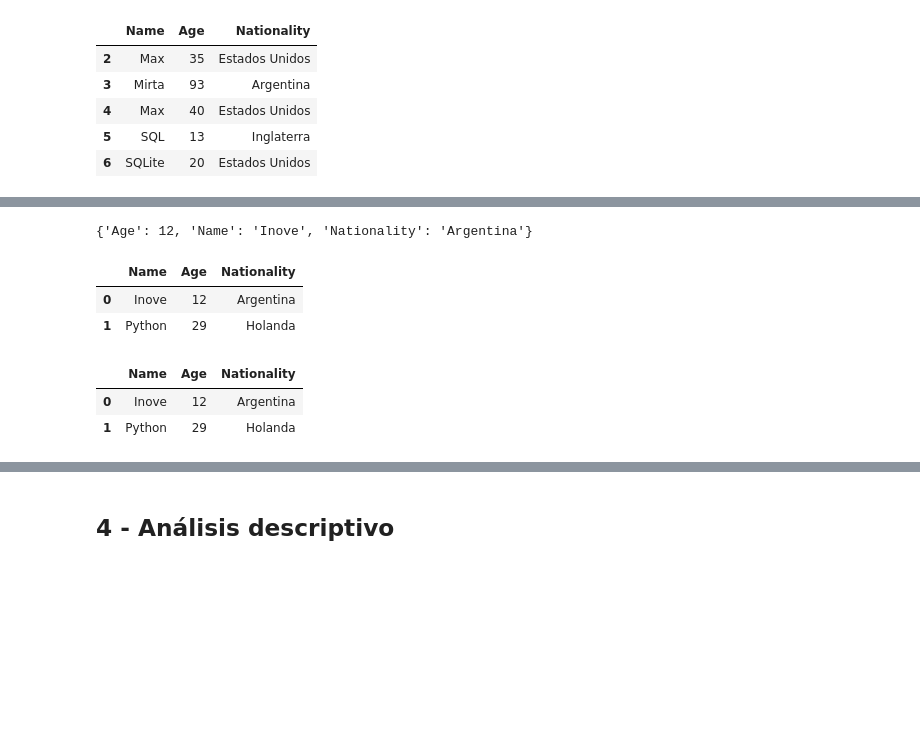
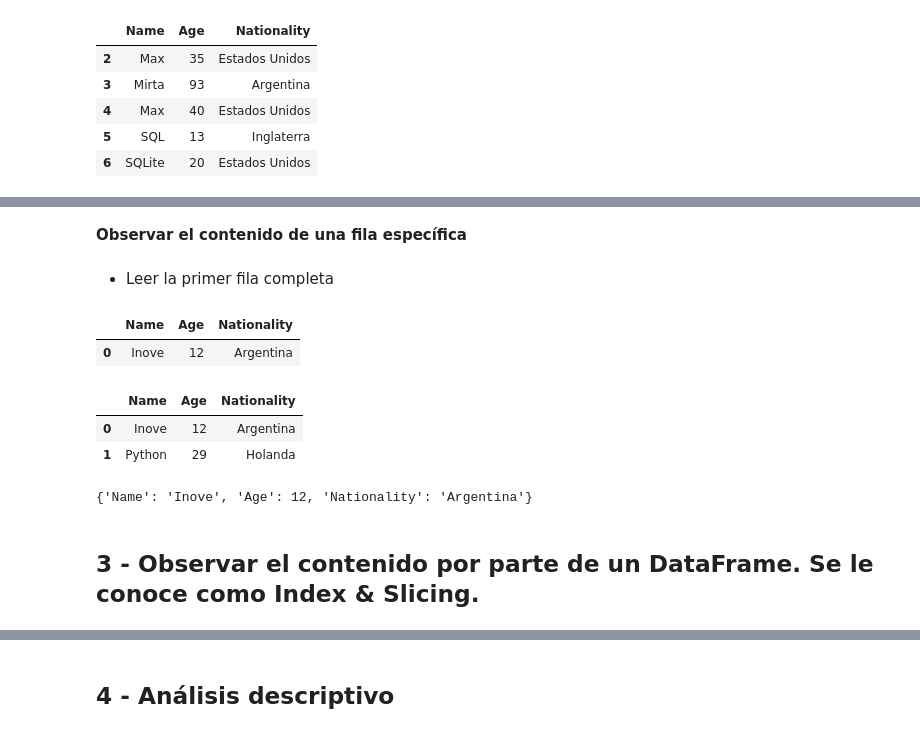
Before and after one commit to InoveAlumnos/pandas_python, a Jupyter notebook: ejemplo_clase/1_introduccion_pandas.ipynb, the cells around one changed output, grey strips where cells are left out. Drawn from its saved outputs; the diff is of its cells as text; code cells hidden in the pictures; blank space fills up the shorter version.

```diff
--- a/ejemplo_clase/1_introduccion_pandas.ipynb
+++ b/ejemplo_clase/1_introduccion_pandas.ipynb
@@ -212,19 +78,43 @@ Name: 0, dtype: object
-# %%
-# Leer la primera fila
-df.loc[0].to_dict()
-# %% [output]
-{'Age': 12, 'Name': 'Inove', 'Nationality': 'Argentina'}
-# %%
-# Leer las primeras dos filas
-df.loc[0:1]
-# %% [output]
-|  | Name | Age | Nationality |
-| 0 | Inove | 12 | Argentina |
-| 1 | Python | 29 | Holanda |
-# %%
-# Leer las primeras dos filas
-df.iloc[0:2]
-# %% [output]
-|  | Name | Age | Nationality |
-| 0 | Inove | 12 | Argentina |
-| 1 | Python | 29 | Holanda |
+# %% [markdown]
+**Observar el contenido de una fila específica**
+# %% [markdown]
+* Leer la primer fila completa
+# %%
+# Leer la primera fila, con el método head() muestra la primer fila en formato DataFrama
+df.head(1)
+
+# Para las siguiententes muestra las filas en formato tipo objeto.
+
+# Forma Nº1
+# df es la variable que almacena el DataFrame.
+# A partir de df se utiliza el operador .loc[], que permite indicar el número de fila a mostrar.
+#df.loc[0]
+
+# Forma Nº2: Misma situación con el operador .iloc
+#df.iloc[0]
+# %% [output]
+|  | Name | Age | Nationality |
+| 0 | Inove | 12 | Argentina |
+# %%
+df.head(2)
+
+# Leer varias filas.
+# Forma Nº1: También con el operador .loc se puede establecer el rango de filas a observar.
+# El siguiente código muestra las dos primeras filas: fila 0 y fila 1
+#df.loc[0:1]
+
+# Forma Nº2
+# Leer las primeras dos filas con el operador .iloc se puede establecer el rango de filas a observar.
+# El siguiente código muestra las dos primeras filas: fila 0 y fila 1, la fila 2 no está incluida.
+#df.iloc[0:2]
+# %% [output]
+|  | Name | Age | Nationality |
+| 0 | Inove | 12 | Argentina |
+| 1 | Python | 29 | Holanda |
+# %%
+# Leer la primera fila y transformar a diccionario con el método to_dict()
+df.loc[0].to_dict()
+# %% [output]
+{'Name': 'Inove', 'Age': 12, 'Nationality': 'Argentina'}
+# %% [markdown]
+## 3 - Observar el contenido por parte de un DataFrame. Se le conoce como Index & Slicing.
```
Also changed, not shown: parts of 70 cells of this notebook, 6 other files.
